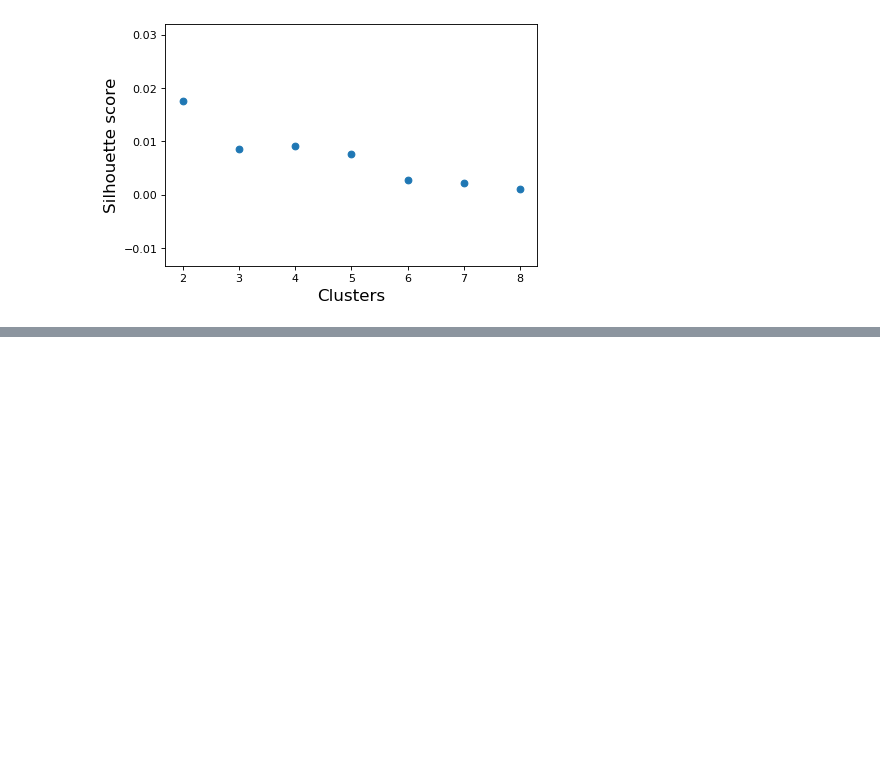
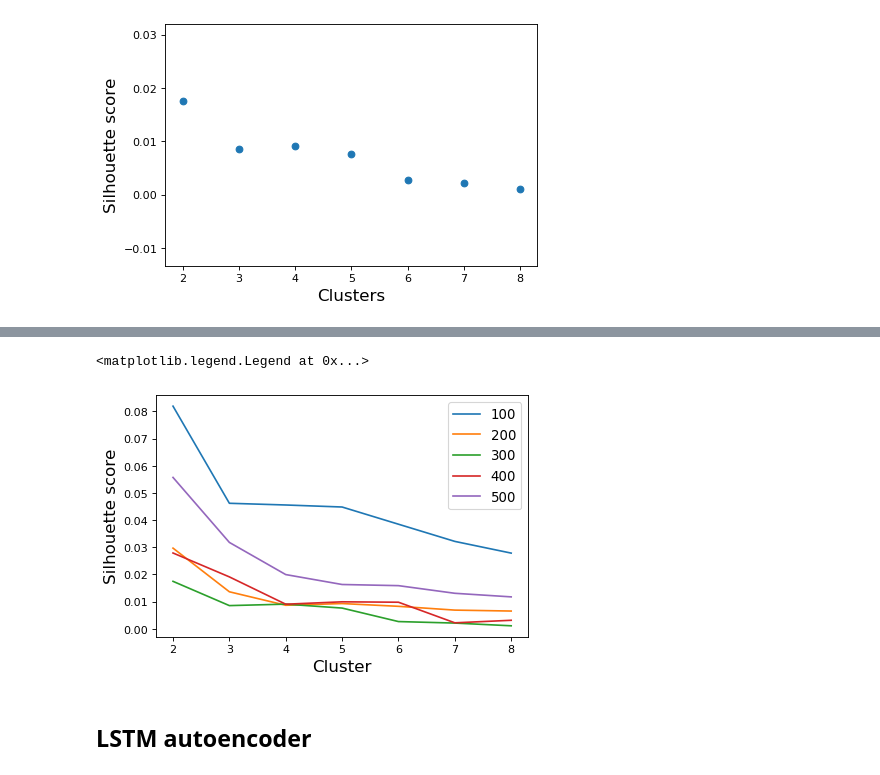
Before and after one commit to llayer/StromboliWF, a Jupyter notebook: cluster.ipynb, the cells around one changed output, grey strips where cells are left out. Saved outputs shown, nothing was run; the diff lists cells and outputs as text; code cells hidden in the pictures; blank space fills up the shorter version.

Commit message:
add lstm cls

```diff
--- a/cluster.ipynb
+++ b/cluster.ipynb
@@ -366,3 +368,20 @@ For n_clusters = 5 The average silhouette_score is : 0.0163127
 For n_clusters = 7 The average silhouette_score is : 0.0130783
 For n_clusters = 8 The average silhouette_score is : 0.0117573
 [figure]
+# %%
+cls_range = range(2,9)
+
+plt.figure(figsize=(6,4), dpi=80)
+plt.plot(cls_range, score_dense100)
+plt.plot(cls_range, score_dense200)
+plt.plot(cls_range, score_dense300)
+plt.plot(cls_range, score_dense400)
+plt.plot(cls_range, score_dense500)
+plt.ylabel('Silhouette score', fontsize=15)
+plt.xlabel('Cluster', fontsize=15)
+plt.legend(['100', '200', '300', '400', '500'], loc='upper right', prop={'size': 12})
+# %% [output]
+<matplotlib.legend.Legend at 0x...>
+[figure, added]
+# %% [markdown]
+## LSTM autoencoder
```
Also changed, not shown: parts of 11 cells of this notebook.
